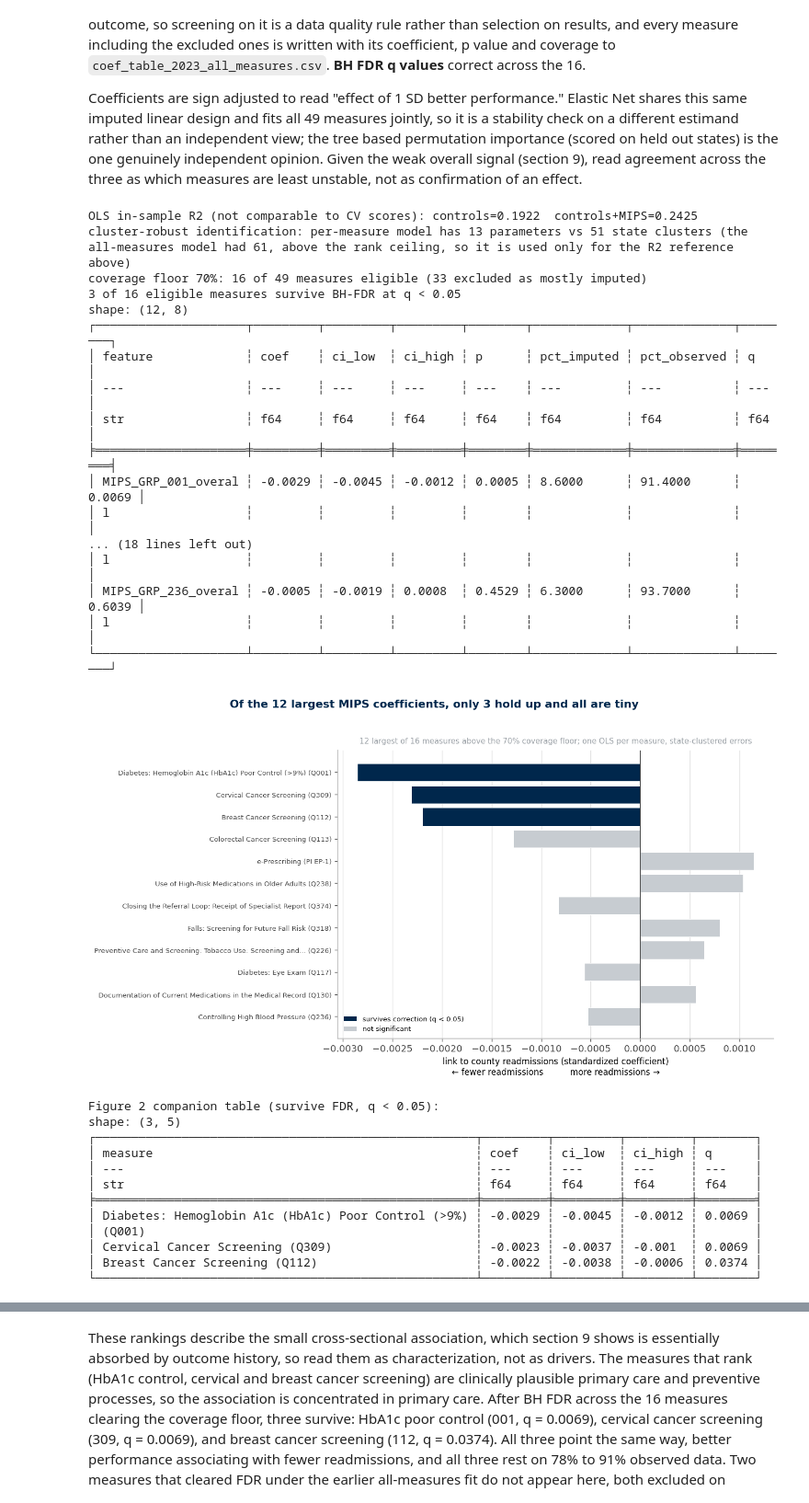
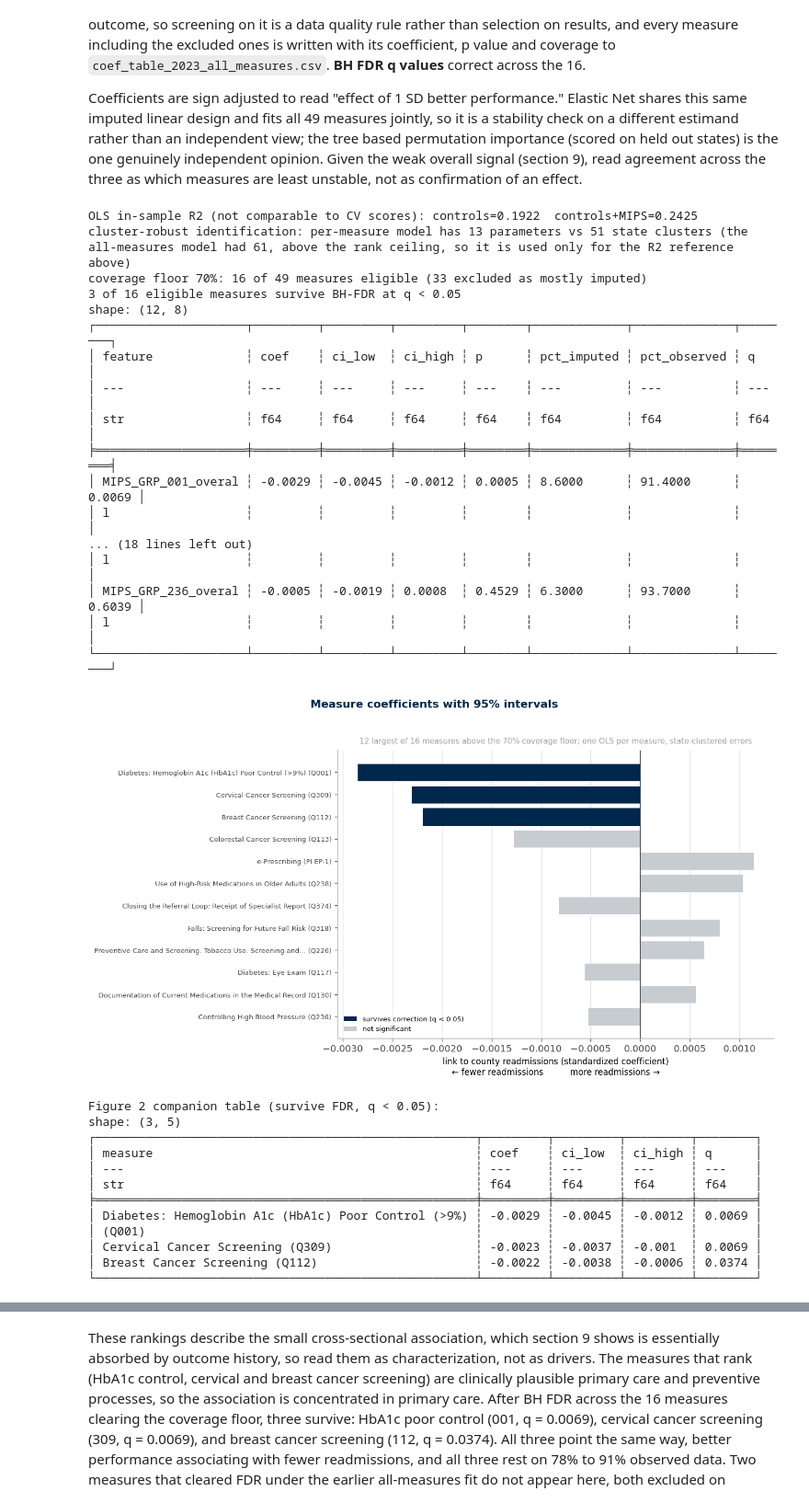
Before and after one commit to memckay/mads-capstone, a Jupyter notebook: notebooks/04_supervised_learning.ipynb, the cells around one changed output, grey strips where cells are left out. Shown at 92% size. Saved outputs shown, nothing was run; the diff lists cells and outputs as text; code cells hidden in the pictures.

```diff
--- a/notebooks/04_supervised_learning.ipynb
+++ b/notebooks/04_supervised_learning.ipynb
@@ -1005,7 +1007,9 @@ def measure_label(code):
     return f"{title} ({sid})"
 
 ylabels = [measure_label(c) for c in top["feature"].to_list()]
-coef_tbl.write_csv(DATA / "interim" / "coef_table_2023.csv")  # for fast figure iteration
+coef_tbl.with_columns(
+    measure_title=pl.col("feature").replace_strict(measure_titles, default=None)
+).write_csv(DATA / "interim" / "coef_table_2023.csv")  # titles included so 05 can label without reloading am
 
 from matplotlib.patches import Patch
 
@@ -1018,7 +1022,7 @@ ax.set_xlabel("link to county readmissions (standardized coefficient)\n"
               "← fewer readmissions          more readmissions →", fontsize=10)
 ax.set_title(f"{top.height} largest of {coef_tbl.height} measures above the {COVERAGE_FLOOR:.0f}% coverage floor; one OLS per measure, state-clustered errors",
              fontsize=9, fontweight="normal", color=GRAY, pad=8)
-fig.suptitle(f"Of the {top.height} largest MIPS coefficients, only {int((coef_tbl['q'] < 0.05).sum())} hold up and all are tiny",
+fig.suptitle("Measure coefficients with 95% intervals",
              fontsize=13, fontweight="bold", color=BLUE, y=0.98)
 ax.legend(handles=[Patch(facecolor=BLUE, label="survives correction (q < 0.05)"),
                    Patch(facecolor="#c7ccd1", label="not significant")],
@@ -1034,34 +1038,34 @@ fig2_table = (
     coef_tbl.filter(pl.col("q") < 0.05)
     .select(
         pl.col("feature").map_elements(measure_label, return_dtype=pl.String).alias("measure"),
         pl.col("coef").round(4).alias("coef"),
         pl.col("ci_low").round(4).alias("ci_low"),
         pl.col("ci_high").round(4).alias("ci_high"),
         pl.col("q").round(4).alias("q"),
     )
 )
 print("Figure 2 companion table (survive FDR, q < 0.05):")
 with pl.Config(fmt_str_lengths=90, tbl_rows=12):
     print(fig2_table)
 # %% [output]
 OLS in-sample R2 (not comparable to CV scores): controls=0.1922  controls+MIPS=0.2425
 cluster-robust identification: per-measure model has 13 parameters vs 51 state clusters (the all-measures model had 61, above the rank ceiling, so it is used only for the R2 reference above)
 coverage floor 70%: 16 of 49 measures eligible (33 excluded as mostly imputed)
 3 of 16 eligible measures survive BH-FDR at q < 0.05
 shape: (12, 8)
 ┌─────────────────────┬─────────┬─────────┬─────────┬────────┬─────────────┬──────────────┬────────┐
 │ feature             ┆ coef    ┆ ci_low  ┆ ci_high ┆ p      ┆ pct_imputed ┆ pct_observed ┆ q      │
 │ ---                 ┆ ---     ┆ ---     ┆ ---     ┆ ---    ┆ ---         ┆ ---          ┆ ---    │
 │ str                 ┆ f64     ┆ f64     ┆ f64     ┆ f64    ┆ f64         ┆ f64          ┆ f64    │
 ╞═════════════════════╪═════════╪═════════╪═════════╪════════╪═════════════╪══════════════╪════════╡
 │ MIPS_GRP_001_overal ┆ -0.0029 ┆ -0.0045 ┆ -0.0012 ┆ 0.0005 ┆ 8.6000      ┆ 91.4000      ┆ 0.0069 │
 │ l                   ┆         ┆         ┆         ┆        ┆             ┆              ┆        │
 ... (18 lines left out)
 │ l                   ┆         ┆         ┆         ┆        ┆             ┆              ┆        │
 │ MIPS_GRP_236_overal ┆ -0.0005 ┆ -0.0019 ┆ 0.0008  ┆ 0.4529 ┆ 6.3000      ┆ 93.7000      ┆ 0.6039 │
 │ l                   ┆         ┆         ┆         ┆        ┆             ┆              ┆        │
 └─────────────────────┴─────────┴─────────┴─────────┴────────┴─────────────┴──────────────┴────────┘
-[figure, old version]
+[figure, new version]
 Figure 2 companion table (survive FDR, q < 0.05):
 shape: (3, 5)
 ┌─────────────────────────────────────────────────────┬─────────┬─────────┬─────────┬────────┐
```
Also changed, not shown: parts of 4 cells of this notebook, 10 other files.
